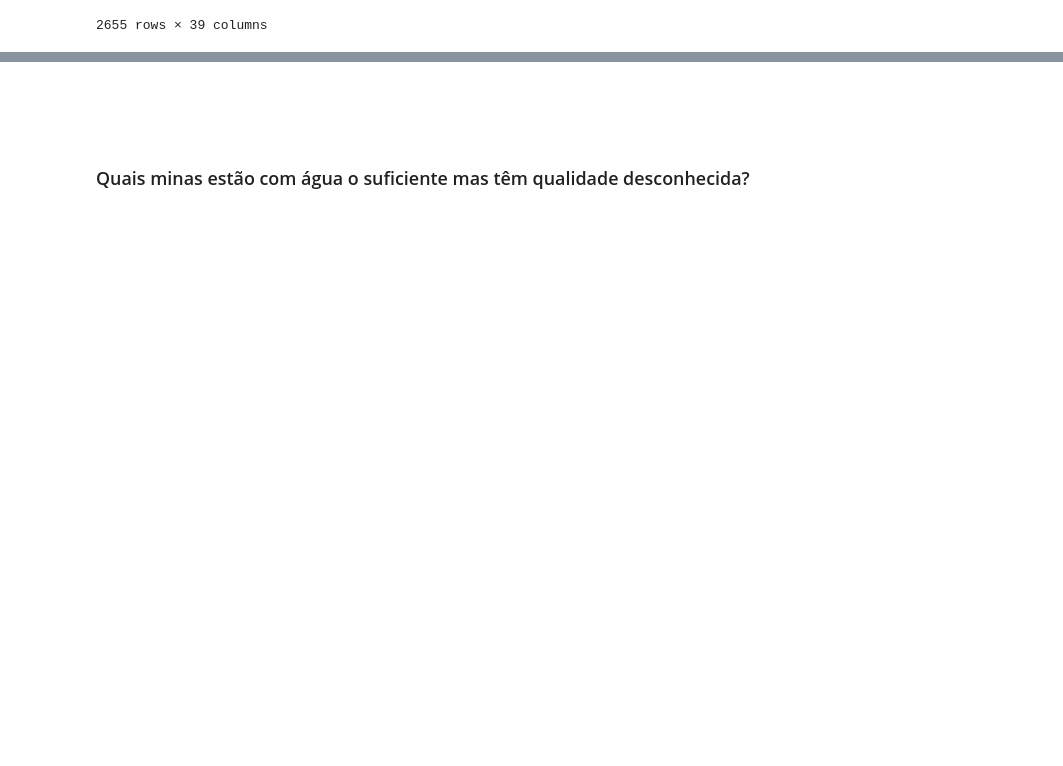
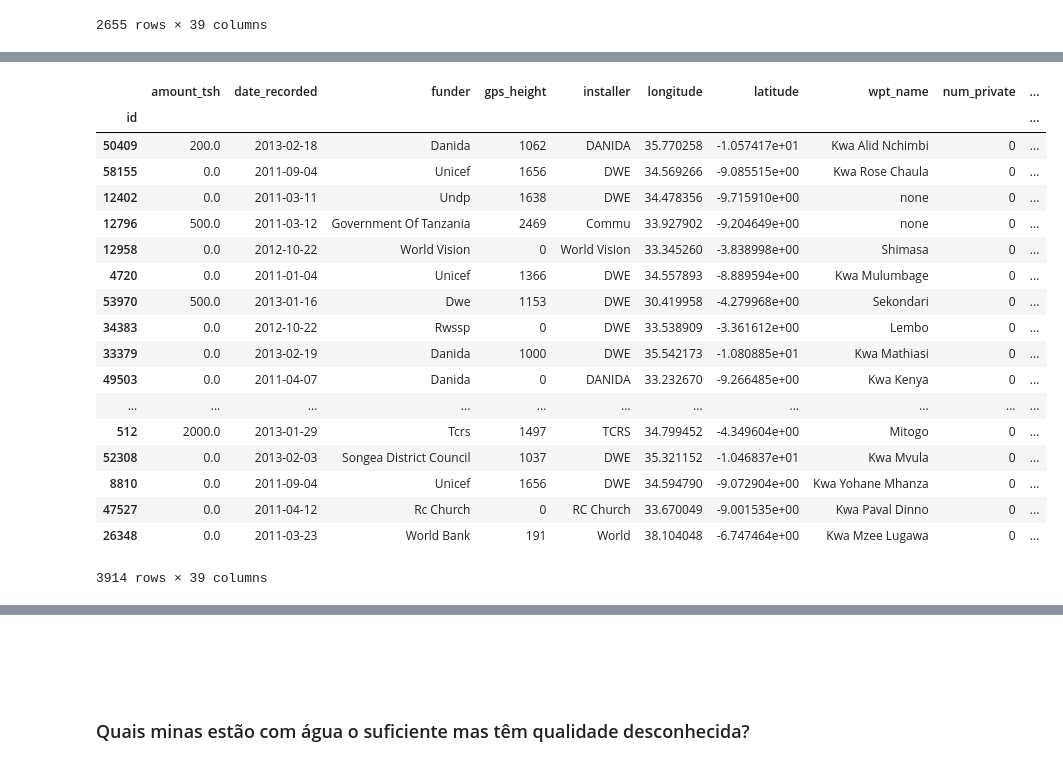
Before and after one commit to azabraao/IA-avaliacao-01, a Jupyter notebook: water-table.ipynb, the cells around one changed output, grey strips where cells are left out. Saved outputs shown, nothing was run; the diff lists cells and outputs as text; code cells hidden in the pictures; blank space fills up the shorter version.

```diff
--- a/water-table.ipynb
+++ b/water-table.ipynb
@@ -163,0 +279,24 @@ dryWaterPayment[wtSourceMask]
+# %%
+onFailureMask = data.payment_type == 'on failure'
+onFailure = data[onFailureMask]
+onFailure
+# %% [output]
+|  | amount_tsh | date_recorded | funder | gps_height | installer | longitude | latitude | wpt_name | num_private | ... |
+| id |  |  |  |  |  |  |  |  |  | ... |
+| 50409 | 200.0 | 2013-02-18 | Danida | 1062 | DANIDA | 35.770258 | -1.057417e+01 | Kwa Alid Nchimbi | 0 | ... |
+| 58155 | 0.0 | 2011-09-04 | Unicef | 1656 | DWE | 34.569266 | -9.085515e+00 | Kwa Rose Chaula | 0 | ... |
+| 12402 | 0.0 | 2011-03-11 | Undp | 1638 | DWE | 34.478356 | -9.715910e+00 | none | 0 | ... |
+| 12796 | 500.0 | 2011-03-12 | Government Of Tanzania | 2469 | Commu | 33.927902 | -9.204649e+00 | none | 0 | ... |
+| 12958 | 0.0 | 2012-10-22 | World Vision | 0 | World Vision | 33.345260 | -3.838998e+00 | Shimasa | 0 | ... |
+| 4720 | 0.0 | 2011-01-04 | Unicef | 1366 | DWE | 34.557893 | -8.889594e+00 | Kwa Mulumbage | 0 | ... |
+| 53970 | 500.0 | 2013-01-16 | Dwe | 1153 | DWE | 30.419958 | -4.279968e+00 | Sekondari | 0 | ... |
+| 34383 | 0.0 | 2012-10-22 | Rwssp | 0 | DWE | 33.538909 | -3.361612e+00 | Lembo | 0 | ... |
+| 33379 | 0.0 | 2013-02-19 | Danida | 1000 | DWE | 35.542173 | -1.080885e+01 | Kwa Mathiasi | 0 | ... |
+| 49503 | 0.0 | 2011-04-07 | Danida | 0 | DANIDA | 33.232670 | -9.266485e+00 | Kwa Kenya | 0 | ... |
+| ... | ... | ... | ... | ... | ... | ... | ... | ... | ... | ... |
+| 512 | 2000.0 | 2013-01-29 | Tcrs | 1497 | TCRS | 34.799452 | -4.349604e+00 | Mitogo | 0 | ... |
+| 52308 | 0.0 | 2013-02-03 | Songea District Council | 1037 | DWE | 35.321152 | -1.046837e+01 | Kwa Mvula | 0 | ... |
+| 8810 | 0.0 | 2011-09-04 | Unicef | 1656 | DWE | 34.594790 | -9.072904e+00 | Kwa Yohane Mhanza | 0 | ... |
+| 47527 | 0.0 | 2011-04-12 | Rc Church | 0 | RC Church | 33.670049 | -9.001535e+00 | Kwa Paval Dinno | 0 | ... |
+| 26348 | 0.0 | 2011-03-23 | World Bank | 191 | World | 38.104048 | -6.747464e+00 | Kwa Mzee Lugawa | 0 | ... |
+3914 rows × 39 columns
```
Also changed, not shown: parts of 16 cells of this notebook.
